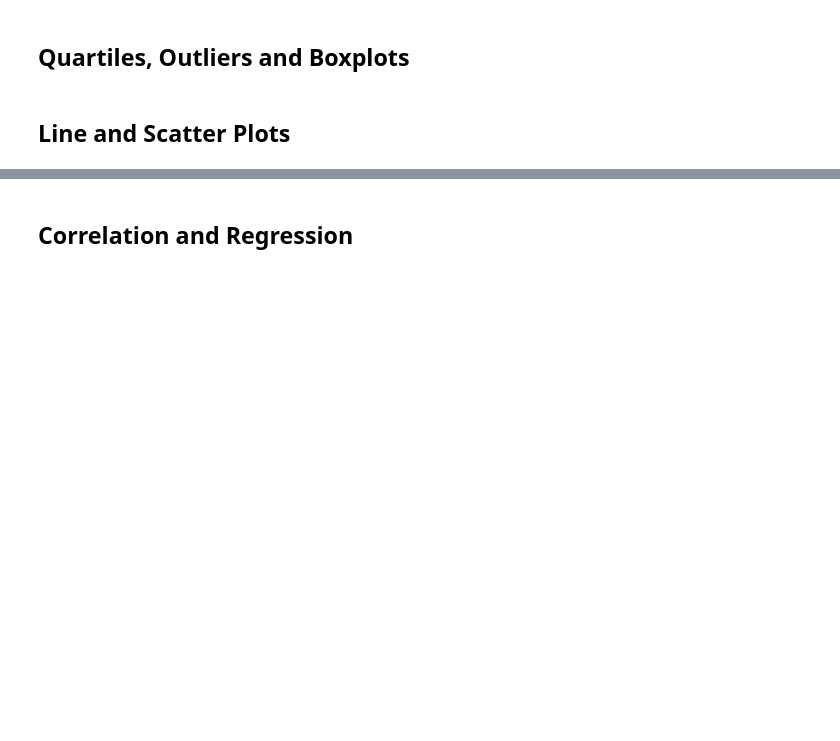
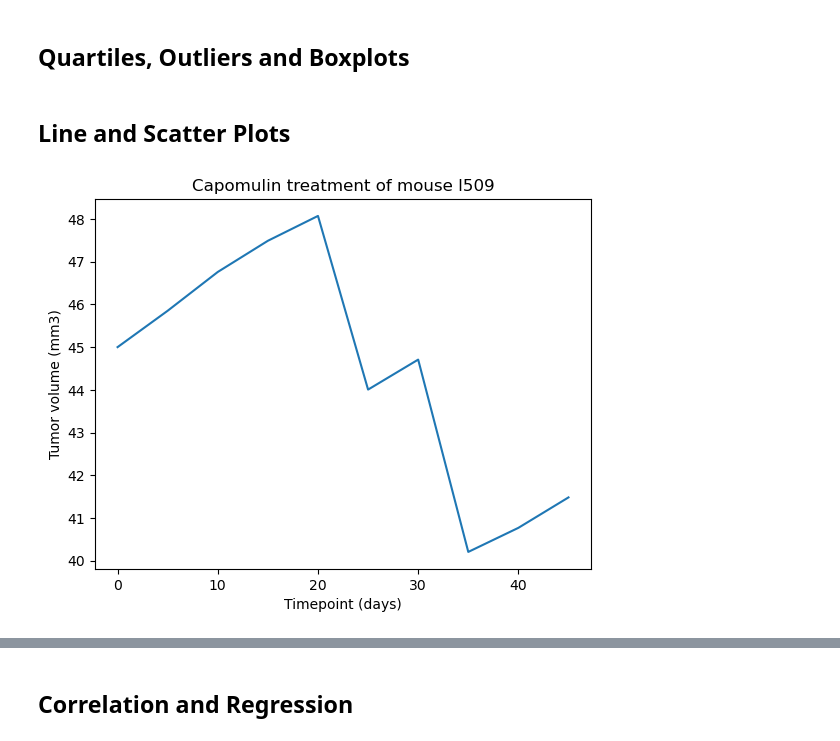
Before and after one commit to rerick999/challenge_05, a Jupyter notebook: Pymaceuticals/challenge_05.ipynb, the cells around one changed output, grey strips where cells are left out. Drawn from its saved outputs; the diff is of its cells as text; code cells hidden in the pictures; blank space fills up the shorter version.

```diff
--- a/Pymaceuticals/challenge_05.ipynb
+++ b/Pymaceuticals/challenge_05.ipynb
@@ -236,0 +217,20 @@ Name: Sex, Length: 1893, dtype: object
+# %%
+# Generate a line plot of tumor volume vs. time point for a mouse treated with Capomulin
+#using mouse i509 so i can match the example in starter code
+#mouse=df[(df['Mouse ID']=='l509')]
+#mouse
+
+#df[(df['Drug Regimen']=='Capomulin')]['Mouse ID'].unique()
+dfline=df[(df['Mouse ID']=='l509')].loc[:,['Tumor Volume (mm3)','Timepoint']]
+#dfline.plot(dfline['Timepoint'],dfline['Tumor Volume (mm3)'])
+#v=dfline['Tumor Volume (mm3)']
+#t=dfline['Timepoint']
+plt=dfline.plot.line(x='Timepoint',
+                 y='Tumor Volume (mm3)',title='Capomulin treatment of mouse l509',
+                 xlabel='Timepoint (days)',
+                 ylabel='Tumor volume (mm3)',
+                 legend=False,grid=False,
+                )
+plt.set_facecolor('w')
+# %% [output]
+[figure, added]
```
Also changed, not shown: parts of 10 cells of this notebook.
